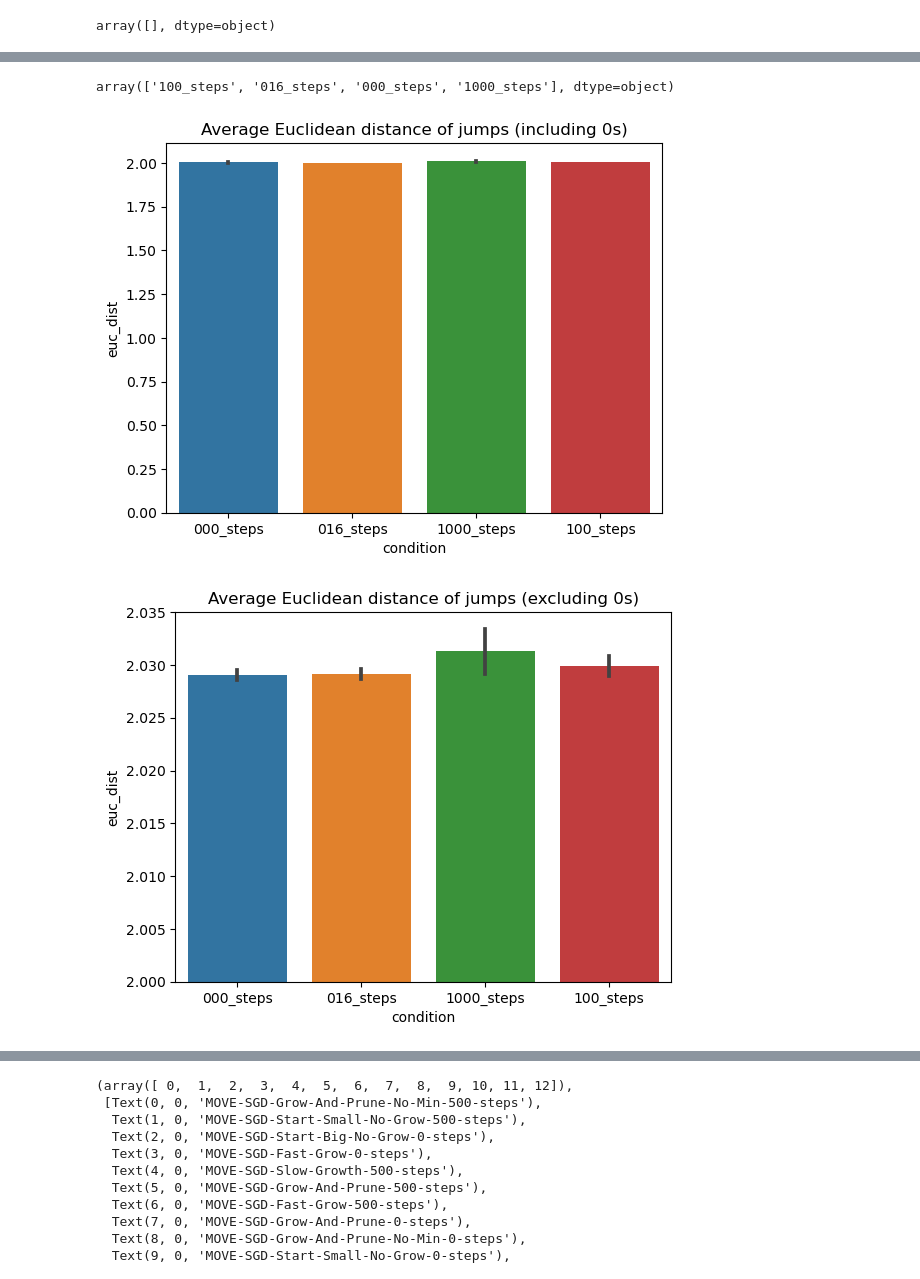
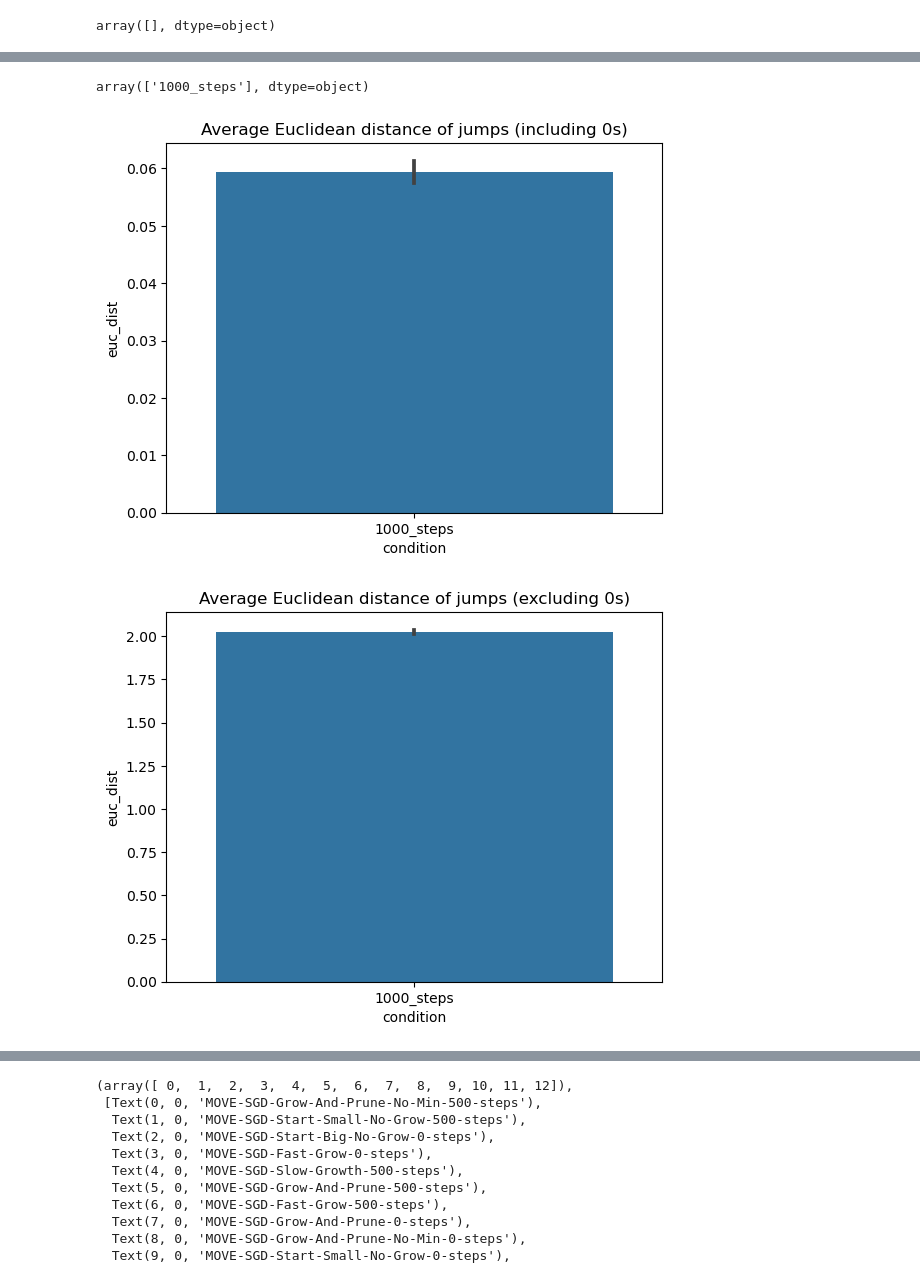
Before and after one commit to uvm-neurobotics-lab/MOVE, a Jupyter notebook: analysis/euc_distance.ipynb, the cells around one changed output, grey strips where cells are left out. Saved outputs shown, nothing was run; the diff lists cells and outputs as text; code cells hidden in the pictures.

```diff
--- a/analysis/euc_distance.ipynb
+++ b/analysis/euc_distance.ipynb
@@ -6,11 +6,11 @@ import sys
 sys.path.append('../')
 # %%
 
-# results_path = "../../results/gecco-24/sgd-steps"
+results_path = "../../results/gecco-24/sgd-steps"
 # results_path = "../results/_default"
-results_path = "../../results/sgd-steps-euc"
+# results_path = "../../results/sgd-steps-euc"
 
-FORCE_RELOAD = True
+FORCE_RELOAD = False
 load_exisiting_chunks = True
 
 if not os.path.exists(results_path):
@@ -520,25 +439,21 @@ plot_vs_evals(euc_df[euc_df['replace']>0],y='euc_dist',save_path=os.path.join(re
 # %%
 euc_df['condition'].unique()
 # %% [output]
-array(['100_steps', '016_steps', '000_steps', '1000_steps'], dtype=object)
+array(['1000_steps'], dtype=object)
-# %%
-# sort by condition, run
-euc_df = euc_df.sort_values(by=['condition', 'run'])
 # %%
 # compare average jump euc distance
 # get the average jump distance for each run
 
 # avg_jump_dists = all_jump_dists.groupby(['condition', 'run']).mean().reset_index()
 
 sns.barplot(data=euc_df, x='condition', y='euc_dist')
 plt.title("Average Euclidean distance of jumps (including 0s)")
 plt.show()
 
 
 sns.barplot(data=euc_df[euc_df['euc_dist'] > 0], x='condition', y='euc_dist')
-plt.ylim(2.0,2.035)
 plt.title("Average Euclidean distance of jumps (excluding 0s)")
 plt.show()
 # %% [output]
-[figure, old version]
+[figure, new version]
-[figure, old version]
+[figure, new version]
```
Also changed, not shown: parts of 17 cells of this notebook, 17 other files.
